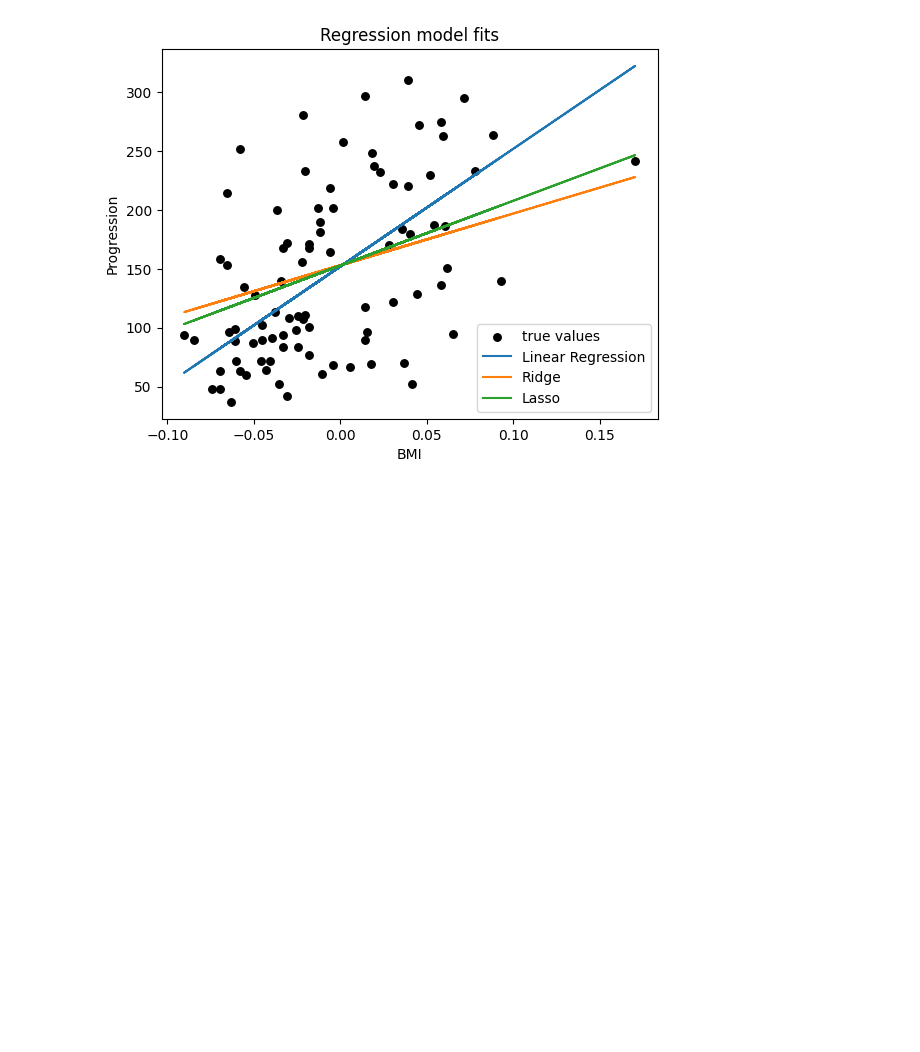
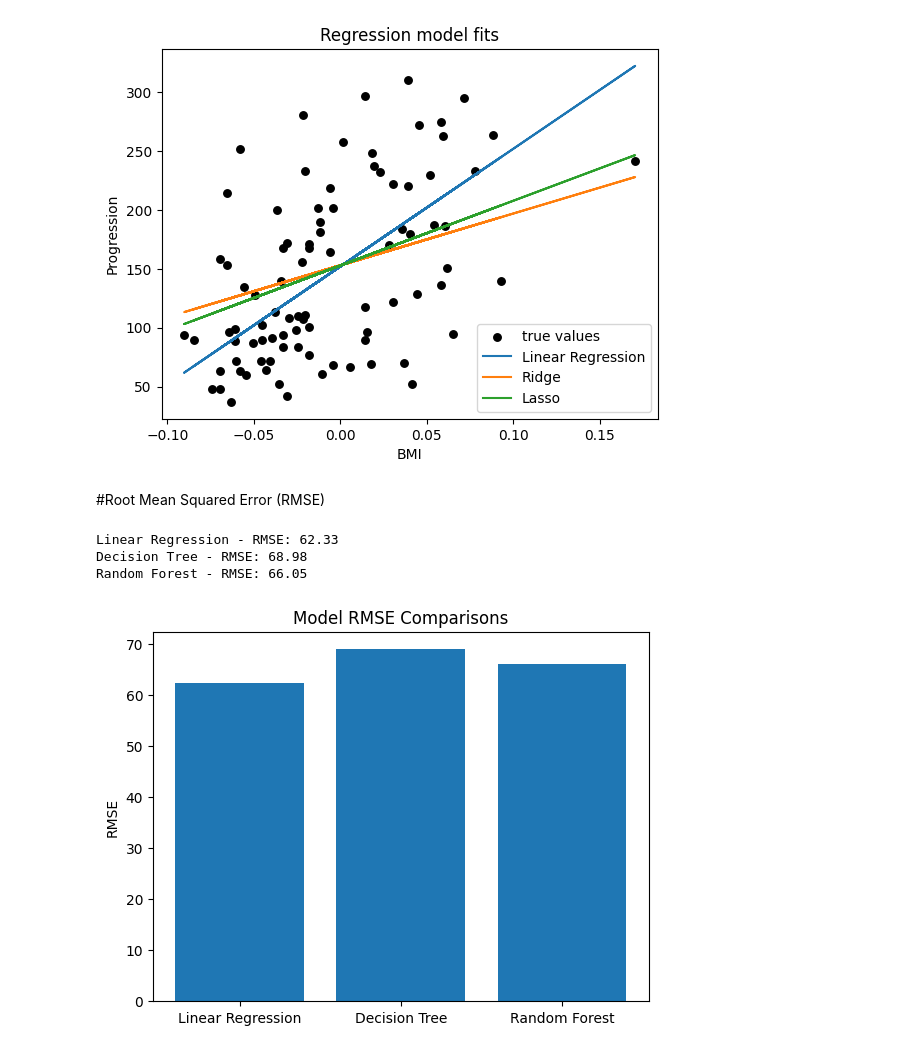
Before and after one commit to Jionary/Repository-IA, a Jupyter notebook: Métricas_Notebook_4.ipynb, the cells around one changed output. Drawn from its saved outputs; the diff is of its cells as text; code cells hidden in the pictures; blank space fills up the shorter version.

Commit message:
notebook 4, métricas para evaluar el error

```diff
--- a/Métricas_Notebook_4.ipynb
+++ b/Métricas_Notebook_4.ipynb
@@ -78,3 +78,46 @@ Linear Regression - Mean Absolute Error: 52.26
 Ridge - Mean Absolute Error: 55.96
 Lasso - Mean Absolute Error: 54.28
 [figure]
+# %% [markdown]
+#Root Mean Squared Error (RMSE)
+# %%
+# Load the dataset
+from sklearn.metrics import mean_squared_error
+from sklearn.datasets import load_diabetes
+from sklearn.model_selection import train_test_split
+from sklearn.linear_model import LinearRegression, Ridge, Lasso
+from sklearn.tree import DecisionTreeRegressor
+from sklearn.ensemble import RandomForestRegressor # Import RandomForestRegressor
+import numpy as np
+import matplotlib.pyplot as plt
+# Split the data into training and test sets
+# Assuming 'X' and 'y' are defined from previous code
+X_train, X_test, y_train, y_test = train_test_split(X, y, test_size=0.3, random_state=42)
+# Create a list of regression models
+models = [
+    ('Linear Regression', LinearRegression()), # Instantiate LinearRegression
+    ('Decision Tree', DecisionTreeRegressor( random_state=42)),
+    ('Random Forest', RandomForestRegressor(random_state=42)) # Instantiate RandomForestRegressor
+]
+rmse_scores = []
+
+#Train each model and calculate RMSE
+for name, model in models:
+    model.fit(X_train, y_train)
+    predictions = model.predict(X_test)
+    rmse = np.sqrt(mean_squared_error(y_test, predictions))
+    rmse_scores.append((name, rmse))
+    print(f"{name} - RMSE: {rmse:.2f}")
+
+
+#Plotting
+names, scores = zip(*rmse_scores)
+plt.bar(names, scores)
+plt.ylabel('RMSE')
+plt.title('Model RMSE Comparisons')
+plt.show()
+# %% [output]
+Linear Regression - RMSE: 62.33
+Decision Tree - RMSE: 68.98
+Random Forest - RMSE: 66.05
+[figure, added]
```
Also changed, not shown: parts of 6 cells of this notebook.
